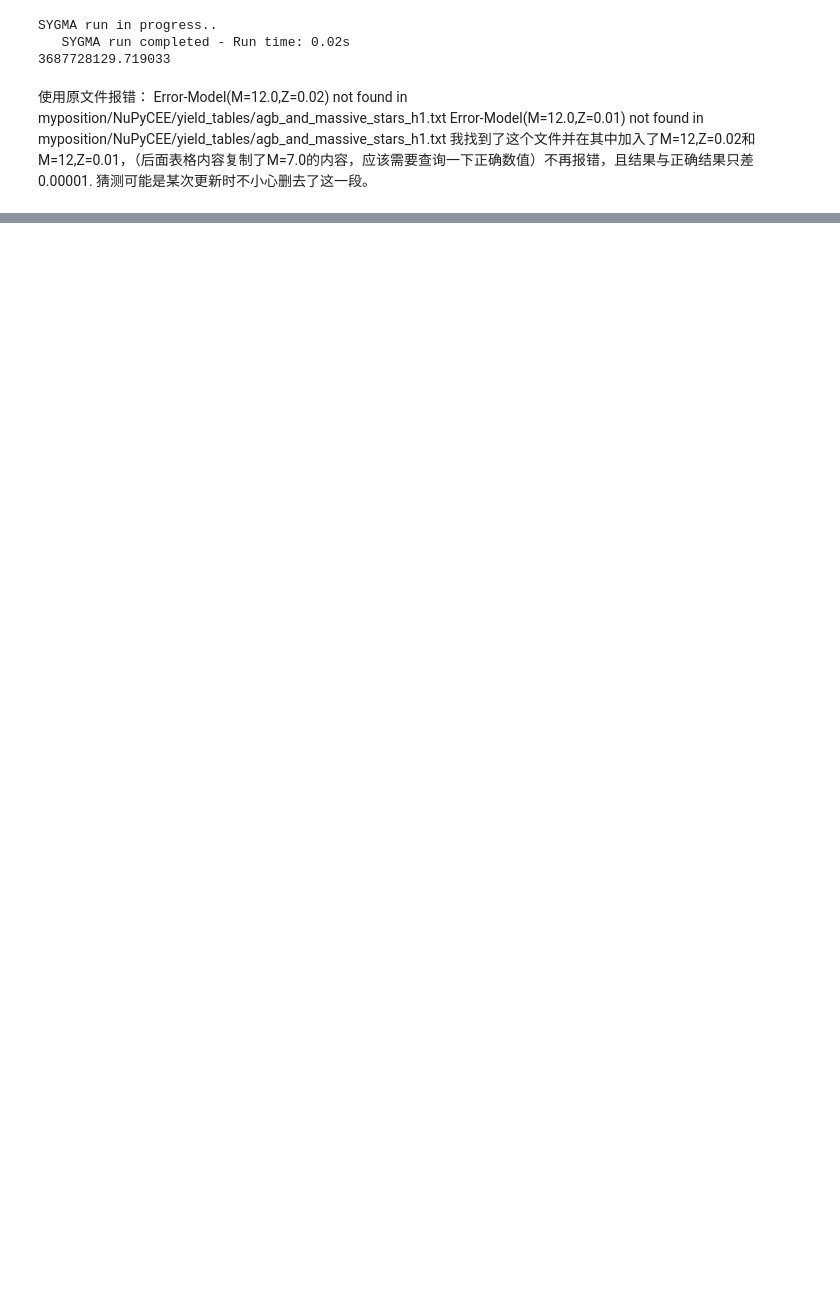
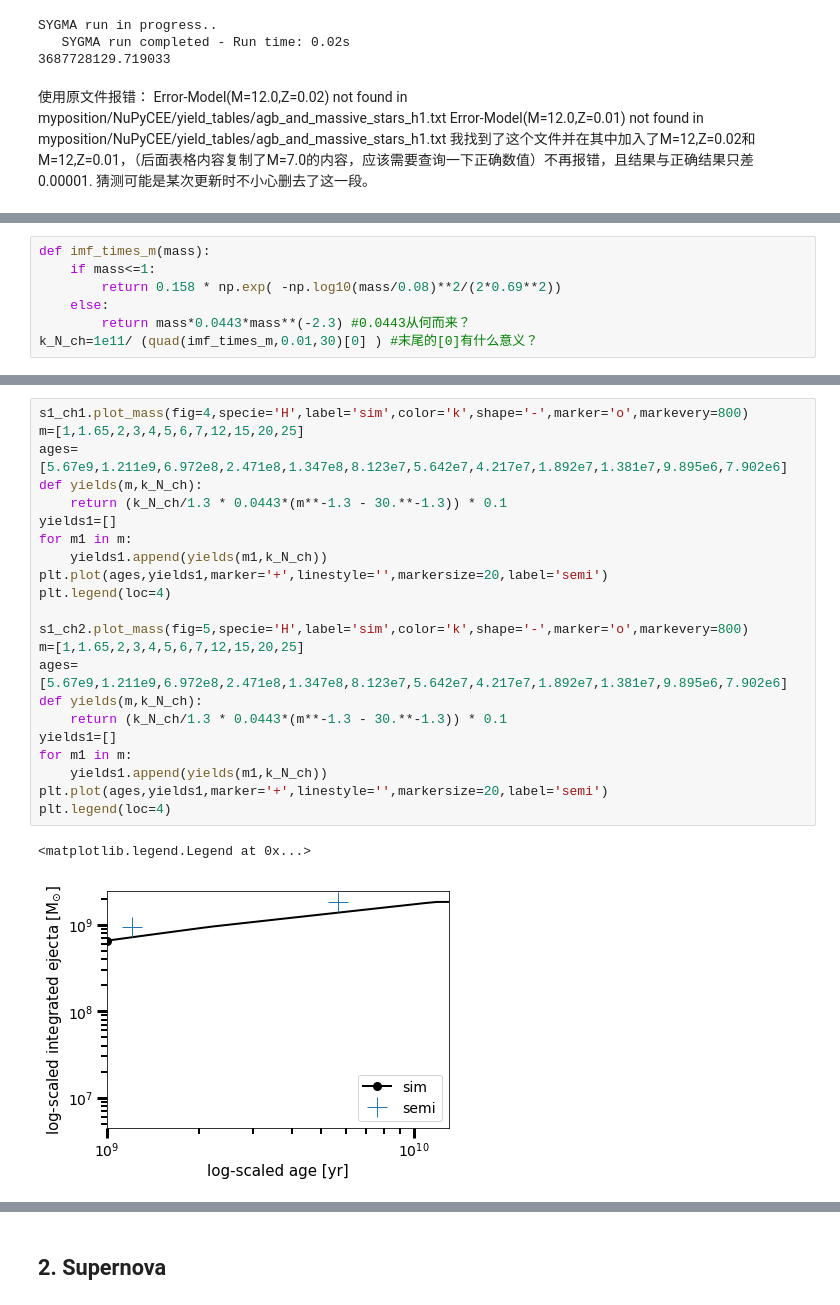
Before and after one commit to GuoZiYi-astro/GCE, a Jupyter notebook: sygma_teaching_first_steps.ipynb, the cells around one changed output, grey strips where cells are left out. Saved outputs shown, nothing was run; the diff lists cells and outputs as text; blank space fills up the shorter version.

```diff
--- a/sygma_teaching_first_steps.ipynb
+++ b/sygma_teaching_first_steps.ipynb
@@ -40,0 +132,7 @@ Error-Model(M=12.0,Z=0.01) not found in myposition/NuPyCEE/yield_tables/agb_and_
+# %%
+def imf_times_m(mass):
+    if mass<=1:
+        return 0.158 * np.exp( -np.log10(mass/0.08)**2/(2*0.69**2))
+    else:
+        return mass*0.0443*mass**(-2.3) #0.0443从何而来？
+k_N_ch=1e11/ (quad(imf_times_m,0.01,30)[0] ) #末尾的[0]有什么意义？
@@ -40,0 +165,25 @@ Error-Model(M=12.0,Z=0.01) not found in myposition/NuPyCEE/yield_tables/agb_and_
+# %%
+s1_ch1.plot_mass(fig=4,specie='H',label='sim',color='k',shape='-',marker='o',markevery=800)
+m=[1,1.65,2,3,4,5,6,7,12,15,20,25]
+ages=[5.67e9,1.211e9,6.972e8,2.471e8,1.347e8,8.123e7,5.642e7,4.217e7,1.892e7,1.381e7,9.895e6,7.902e6]
+def yields(m,k_N_ch):
+    return (k_N_ch/1.3 * 0.0443*(m**-1.3 - 30.**-1.3)) * 0.1
+yields1=[]
+for m1 in m:
+    yields1.append(yields(m1,k_N_ch))
+plt.plot(ages,yields1,marker='+',linestyle='',markersize=20,label='semi')
+plt.legend(loc=4)
+
+s1_ch2.plot_mass(fig=5,specie='H',label='sim',color='k',shape='-',marker='o',markevery=800)
+m=[1,1.65,2,3,4,5,6,7,12,15,20,25]
+ages=[5.67e9,1.211e9,6.972e8,2.471e8,1.347e8,8.123e7,5.642e7,4.217e7,1.892e7,1.381e7,9.895e6,7.902e6]
+def yields(m,k_N_ch):
+    return (k_N_ch/1.3 * 0.0443*(m**-1.3 - 30.**-1.3)) * 0.1
+yields1=[]
+for m1 in m:
+    yields1.append(yields(m1,k_N_ch))
+plt.plot(ages,yields1,marker='+',linestyle='',markersize=20,label='semi')
+plt.legend(loc=4)
+# %% [output]
+<matplotlib.legend.Legend at 0x...>
+[figure, added]
@@ -40,0 +191,2 @@ Error-Model(M=12.0,Z=0.01) not found in myposition/NuPyCEE/yield_tables/agb_and_
+# %% [markdown]
+## 2. Supernova
```
Also changed, not shown: parts of 53 cells of this notebook.
